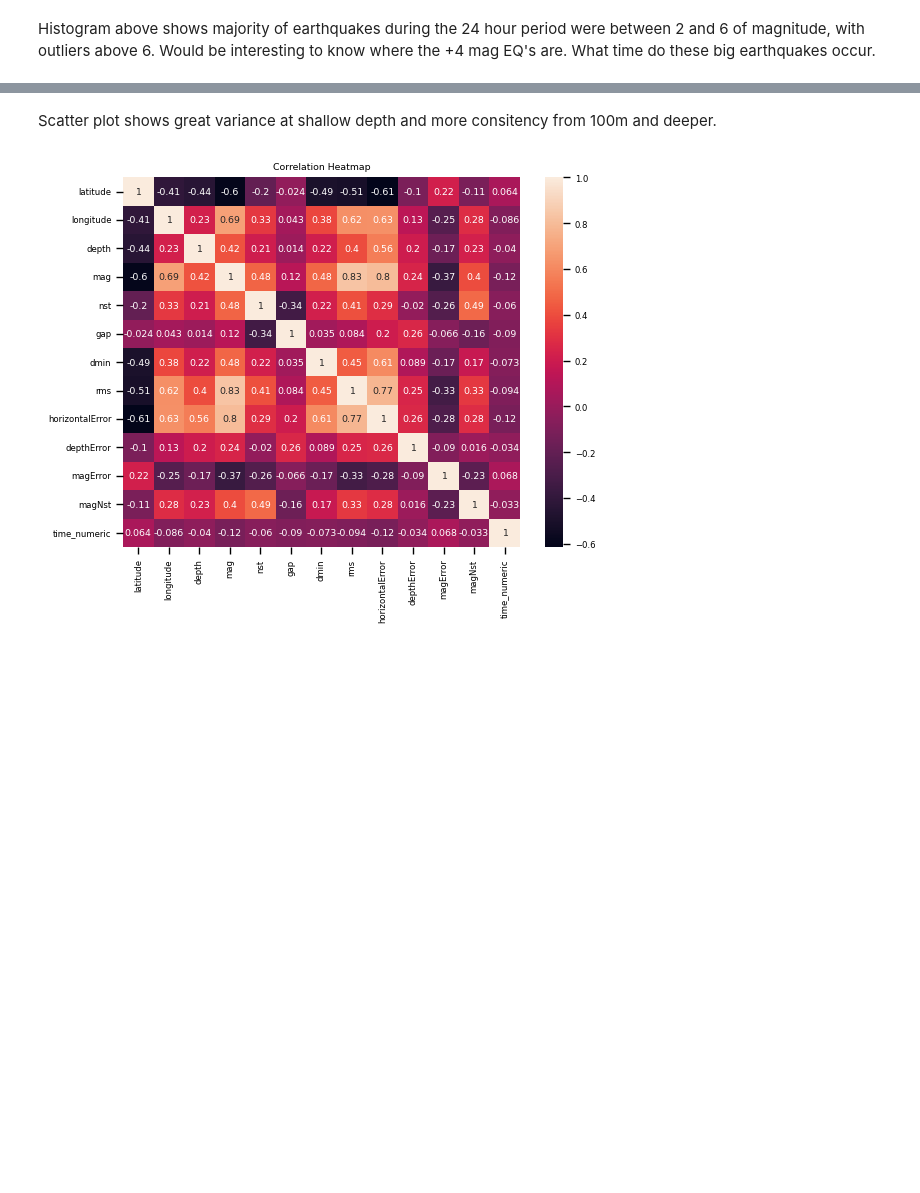
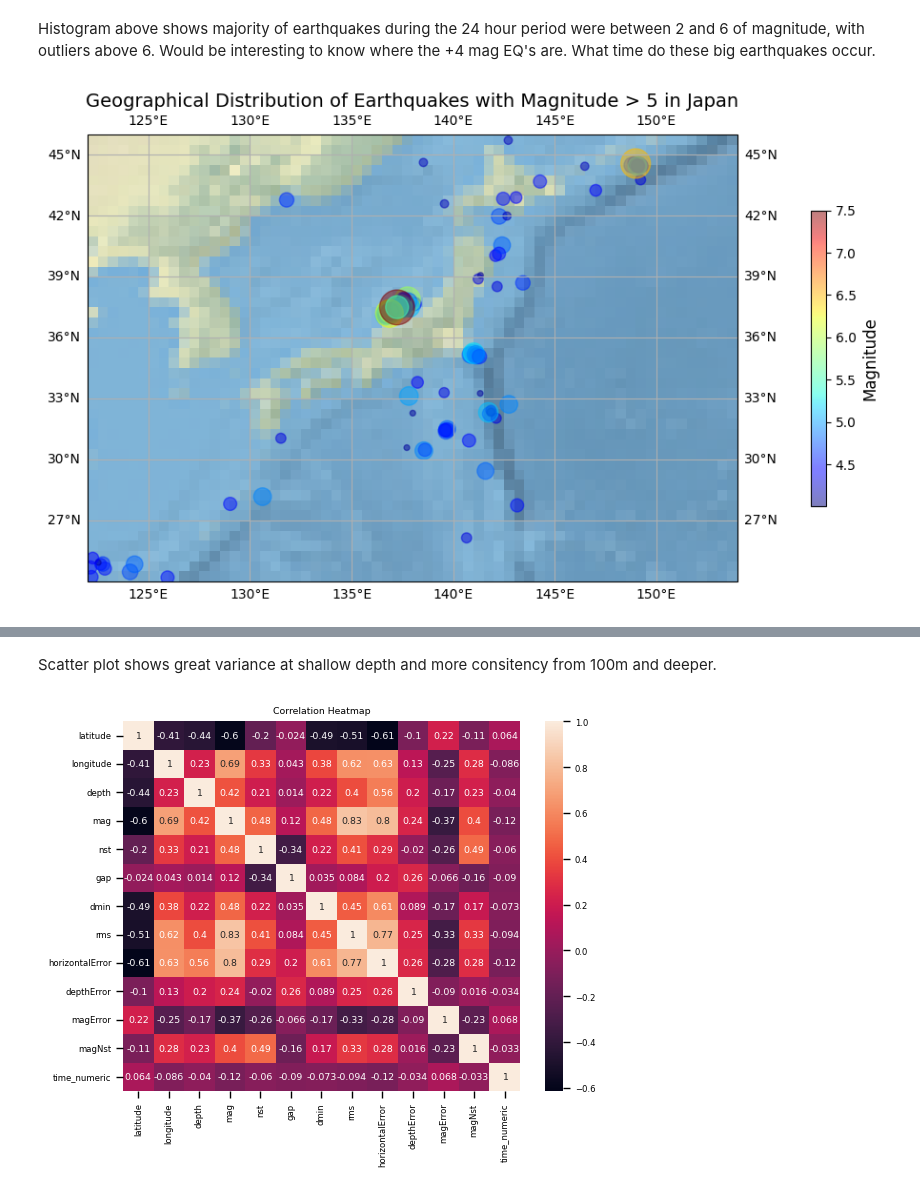
Before and after one commit to xixixi237/The-Developer-Academy, a Jupyter notebook: Assignment_5_Data_Visualisation.ipynb, the cells around one changed output, grey strips where cells are left out. Drawn from its saved outputs; the diff is of its cells as text; code cells hidden in the pictures; blank space fills up the shorter version.

Commit message:
layout, plots

```diff
--- a/Assignment_5_Data_Visualisation.ipynb
+++ b/Assignment_5_Data_Visualisation.ipynb
@@ -193,3 +221,37 @@ plt.show()
 Histogram above shows majority of earthquakes during the 24 hour period were between 2 and 6 of magnitude, with outliers above 6.
 Would be interesting to know where the +4 mag EQ's are.
 What time do these big earthquakes occur.
+# %%
+# Filter the data for earthquakes with magnitude greater than 5 in the Japan region
+japan_region_data = high_mag_data[(high_mag_data['latitude'] >= 24) & (high_mag_data['latitude'] <= 46) &
+                                  (high_mag_data['longitude'] >= 122) & (high_mag_data['longitude'] <= 154)]
+
+# Create a plot with a specific projection and set the extent to focus on Japan
+plt.figure(figsize=(10, 10))  # Set size
+ax = plt.axes(projection=ccrs.PlateCarree())  # Function from cartopy that superimposes the plot over a map
+ax.set_extent([122, 154, 24, 46], crs=ccrs.PlateCarree())  # Set the map extent to the region around Japan
+ax.stock_img()  # Add a stock image of the world map
+
+# Plotting earthquake data for the Japan region with color coding by magnitude and variable size
+sizes = (japan_region_data['mag'] - np.min(magnitudes)) * 200  # Scale the magnitudes for visibility
+scatter = ax.scatter(japan_region_data['longitude'], japan_region_data['latitude'],
+                     c=japan_region_data['mag'],  # Color by magnitude
+                     s=sizes,  # Variable sizes
+                     alpha=0.5,  # Adjust transparency
+                     cmap='jet',  # Colormap
+                     norm=normalize,
+                     transform=ccrs.PlateCarree())
+
+# Add a colorbar with a label to the plot
+cbar = plt.colorbar(scatter, orientation='vertical', fraction=0.02, pad=0.1)
+cbar.set_label('Magnitude', fontsize=12)  # Set font size for colorbar label
+cbar.ax.tick_params(labelsize=10)  # Set font size for colorbar ticks
+
+# Adding gridlines, labels, and title
+ax.gridlines(draw_labels=True, dms=True, x_inline=False, y_inline=False)
+plt.title('Geographical Distribution of Earthquakes with Magnitude > 5 in Japan', fontsize=14)
+
+# Show the plot
+plt.show()
+# %% [output]
+[figure, added]
```
Also changed, not shown: parts of 9 cells of this notebook.
